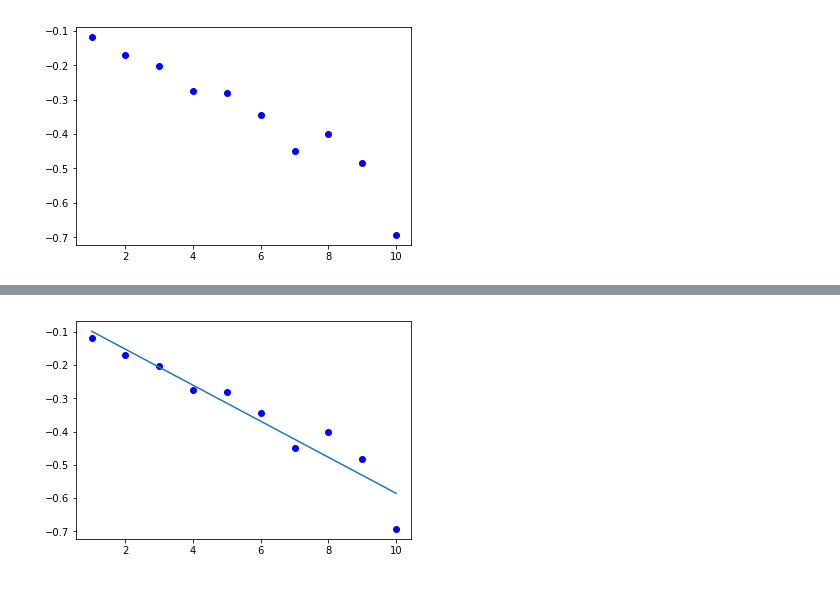
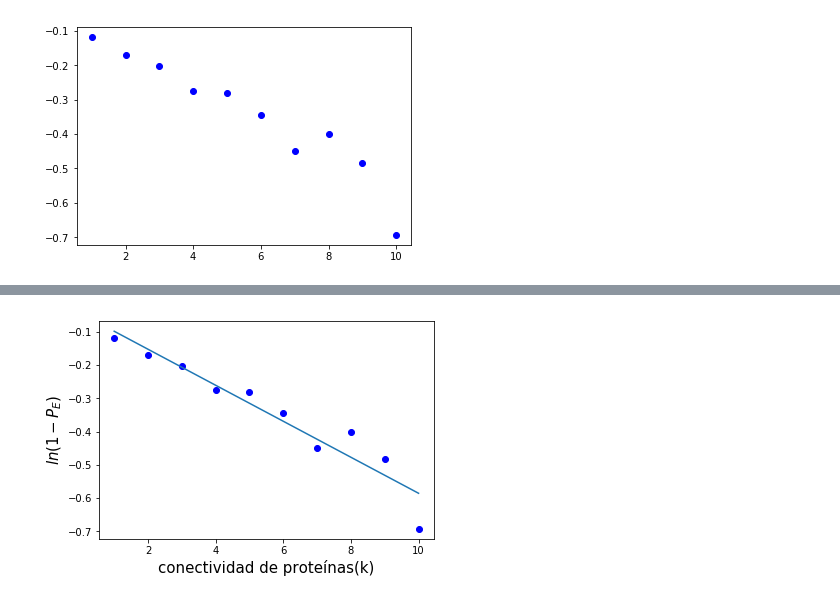
Before and after one commit to alangivre/TP2, a Jupyter notebook: TP_2/TP2.ipynb, the cells around one changed output, grey strips where cells are left out. Saved outputs shown, nothing was run; the diff lists cells and outputs as text; code cells hidden in the pictures.

```diff
--- a/TP_2/TP2.ipynb
+++ b/TP_2/TP2.ipynb
@@ -297,7 +297,7 @@ def vulnerabilityessential(Grafo,essential):
 # %%
 #No correr estos, salvo que queramos probar uno por uno
 # %%
-f1,lc=vulnerability(G1,essential)
+#f1,lc=vulnerability(G1,essential)
 # %%
 f2,vgrado=vulnerabilitygrado(G1,essential)
 # %%
@@ -332,13 +312,14 @@ KeyboardInterrupt:
 f7,lcessential,cant=vulnerabilityessential(G1,essential)
 # %%
 #Todo Junto
-G=G3 #Hay que cambiar para hacer el de otros graficos
+G=G2 #Hay que cambiar para hacer el de otros graficos
 #Para el metodo random realizamos 10 iteraciones y elegimos el promedio de todas
 lcs=[]
 for i in np.arange(3):
-    f1,lista=vulnerability(G1,essential)
+    f1,lista=vulnerability(G,essential)    #el error estaba aquí estaba corriendo todo en base a G1
     lcs.append(lista)
 lc=[np.mean(a) for a in list((zip(lcs[0],lcs[1],lcs[2])))]
+"""
 #El resto de los metodos
 f2,vgrado=vulnerabilitygrado(G,essential)
 #f3,lcautovec=vulnerabilityautovec(G,essential)
@@ -346,4 +327,5 @@ f4,lcsubgraph=vulnerabilitysubgraph(G,essential)
 f5,lcbetweeness=vulnerabilitybetweeness(G,essential)
 f6,lcflow=vulnerabilityflow(G,essential)
 f7,lcessential,cant=vulnerabilityessential(G,essential)
+"""
 # %% [output]
@@ -403,13 +427,18 @@ pinit = [1, 1]
 out = optimize.leastsq(errfunc, pinit,  args=(datox,datoy), full_output=1)
 pfinal = out[0]
 
+rms = np.sqrt(np.mean(errfunc(pfinal,datox,datoy)**2))
 
 print(pfinal[0],pfinal[1])
+print(rms)
 
 recta=[fitfunc(pfinal,x) for x in datox ]
 
 plt.clf()
 plt.plot(datox,datoy,'bo')
 plt.plot(datox, recta)     # Fit
+plt.xlabel("conectividad de proteínas(k)",fontsize = 15)
+plt.ylabel('$ln(1-P_E)$', fontsize = 15)
+#plt.anotate(poner el valor del Ln,r y p)
 plt.show()
 # %% [output]
@@ -417 +447 @@ plt.show()
-[figure, old version]
+[figure, new version]
```
Also changed, not shown: parts of 14 cells of this notebook.
